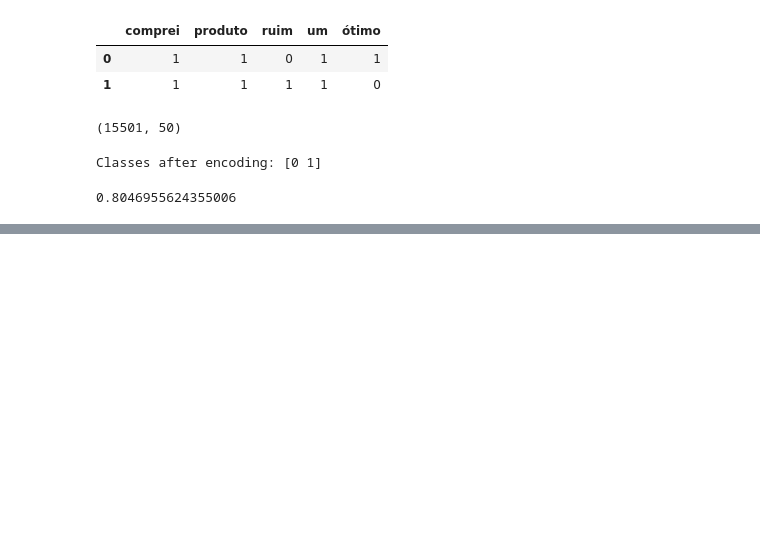
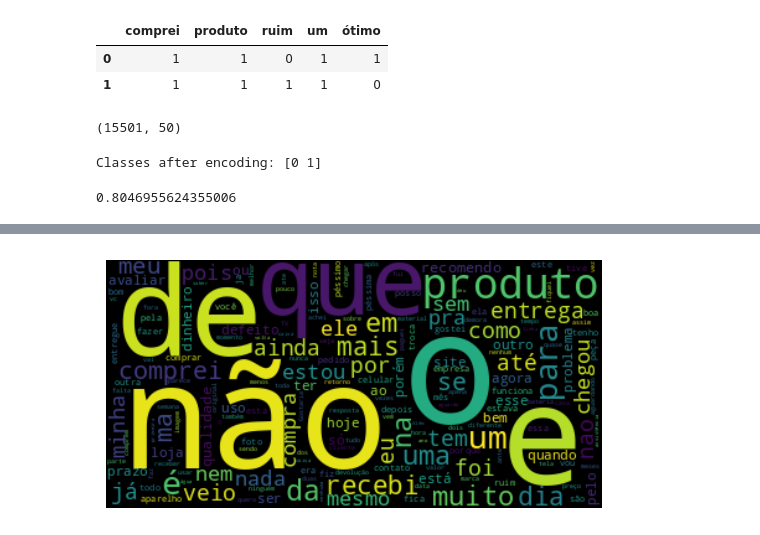
Before and after one commit to isadays/NLP, a Jupyter notebook: Modelo.ipynb, the cells around one changed output, grey strips where cells are left out. Drawn from its saved outputs; the diff is of its cells as text; code cells hidden in the pictures; blank space fills up the shorter version.

```diff
--- a/Modelo.ipynb
+++ b/Modelo.ipynb
@@ -105,0 +107,13 @@ plt.show()
+# %%
+def word_cloud(df, column_text, sentiment):
+    text_sentiment = df.query(f"sentimento=='{sentiment}'")[column_text]
+    join_text = ' '.join(text_sentiment)
+    word_cloud = WordCloud(collocations=False).generate(join_text)
+    plt.figure()
+    plt.imshow(word_cloud,interpolation='bilinear')
+    plt.axis('off')
+    plt.show()
+# %%
+word_cloud(df,'avaliacao','negativo')
+# %% [output]
+[figure, added]
```
Also changed, not shown: parts of 3 cells of this notebook.
